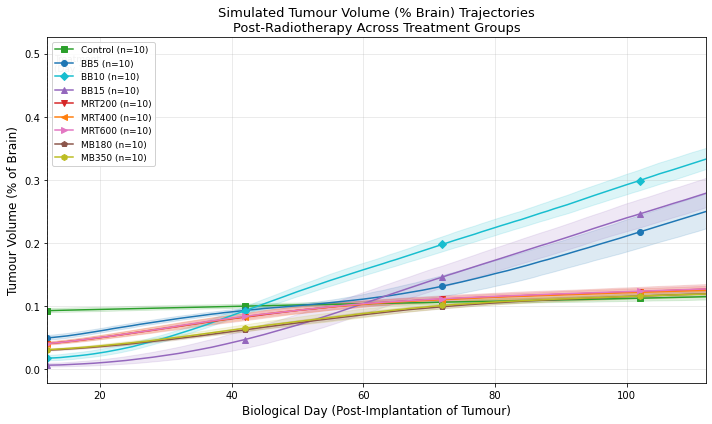
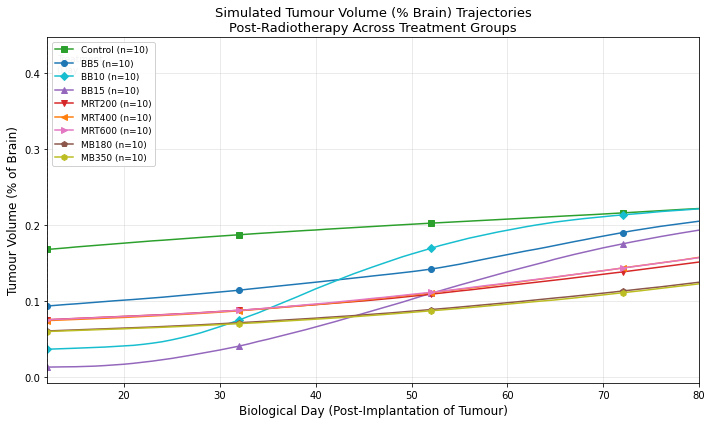
Unified diff of the notebook cell whose output changed from the first chart to the second:
--- before
+++ after
@@ -24,8 +24,7 @@
     days = d['days'][mask]
     mean = d['mean'][mask]
-    std = d['std'][mask]
     
-    # Subsample markers so the plot isn't cluttered (every 30 timesteps)
-    marker_every = 30
+    # Subsample markers so the plot isn't cluttered (every 20 timesteps)
+    marker_every = 20
     
     ax.plot(days, mean,
@@ -36,8 +35,4 @@
             linewidth=1.5,
             label=f"{style['label']} (n={d['n_trials']})")
-    
-    # Shaded error band (mean +/- 1 std)
-    ax.fill_between(days, mean - std, mean + std,
-                    color=style['color'], alpha=0.15)
 
 # Mark treatment day
@@ -52,5 +47,5 @@
 ax.legend(fontsize=9, loc='upper left', framealpha=0.9)
 ax.grid(True, alpha=0.3)
-ax.set_xlim(RADIATION_DAY, 112)
+ax.set_xlim(RADIATION_DAY, 80)
 
 plt.tight_layout()

Commit: Update notebooks with latest batch results and remove error bands from volume plot